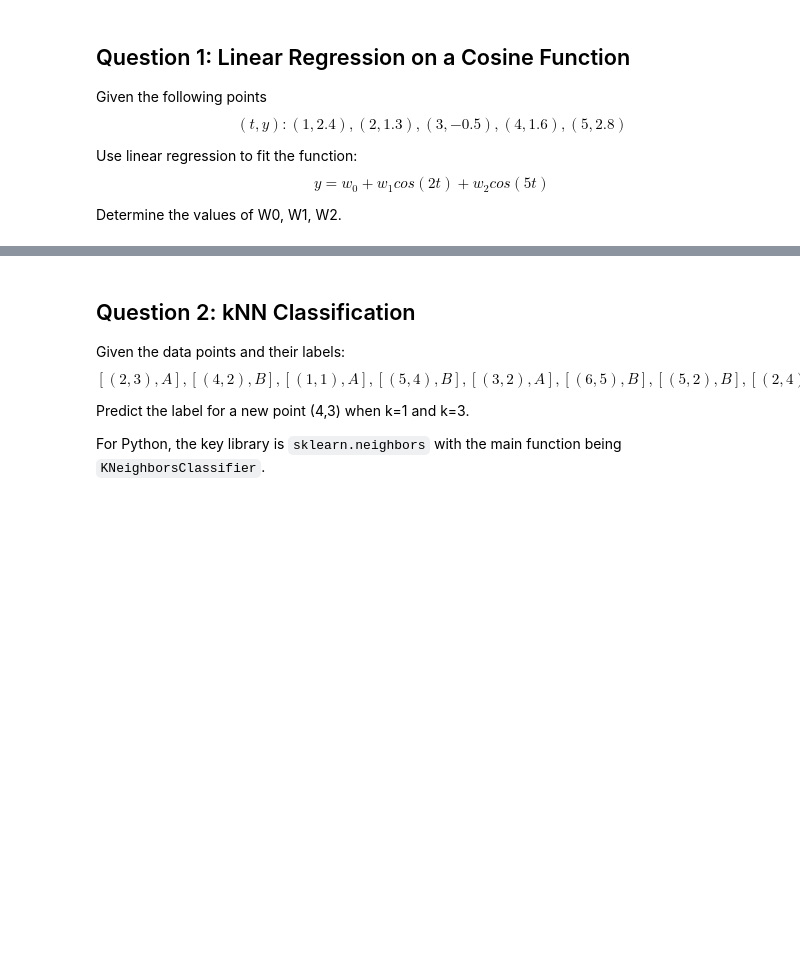
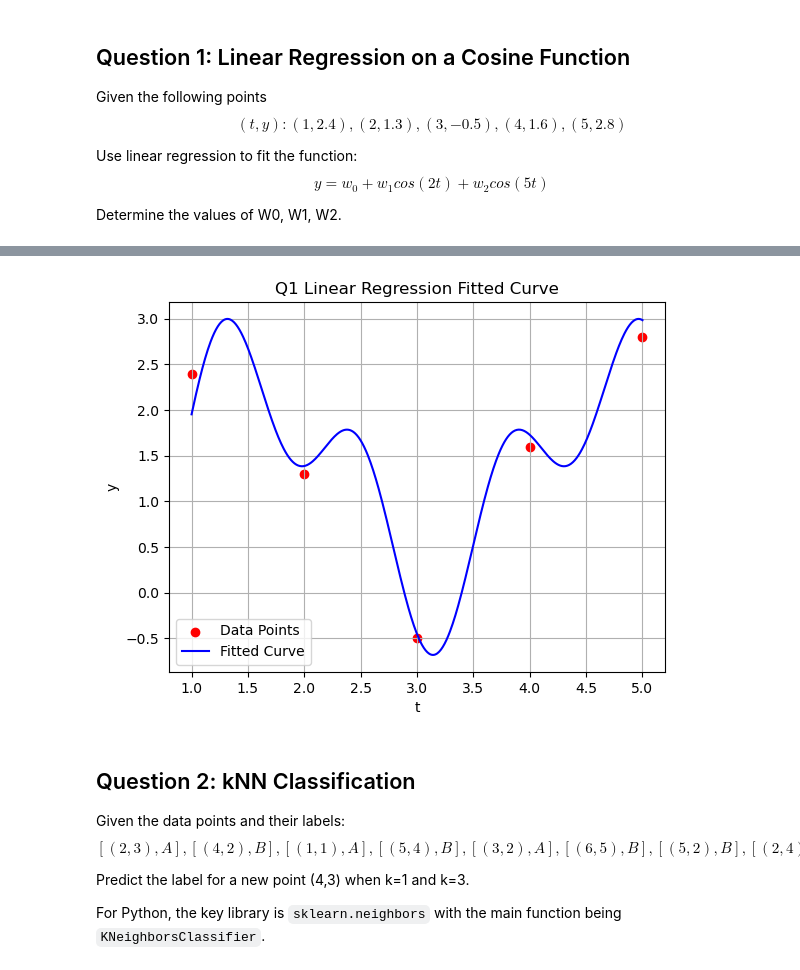
Before and after one commit to Everloom-129/ECE449_MachineLearning, a Jupyter notebook: Assignment/hw1/classical_ml.ipynb, the cells around one changed output, grey strips where cells are left out. Cells and saved outputs as stored; diff of their text form; code cells hidden in the pictures; blank space fills up the shorter version.

```diff
--- a/Assignment/hw1/classical_ml.ipynb
+++ b/Assignment/hw1/classical_ml.ipynb
@@ -23,0 +53,9 @@ def my_linear_regression(t,y):
+# %%
+from numpy.linalg import inv
+
+X = np.column_stack((np.ones(t_points.shape), np.cos(2 * t_points), np.cos(5 * t_points)))
+
+y = y_points
+
+W = inv(X.T.dot(X)).dot(X.T).dot(y)
+W
@@ -24,3 +78,21 @@ def my_linear_regression(t,y):
+# %%
+t_values = np.linspace(min(t_points), max(t_points), 500)
+
+y_fitted = W[0] + W[1] * np.cos(2 * t_values) + W[2] * np.cos(5 * t_values)
+
+plt.scatter(t_points, y_points, color='red', label='Data Points')
+
+# Plot the fitted curve
+plt.plot(t_values, y_fitted, color='blue', label='Fitted Curve')
+
+plt.xlabel('t')
+plt.ylabel('y')
+plt.title('Q1 Linear Regression Fitted Curve')
+plt.legend()
+plt.grid(True)
+plt.show()
+# %% [output]
+[figure, added]
 # %% [markdown]
 ## Question 2: kNN Classification
 
```
Also changed, not shown: parts of 15 cells of this notebook.
